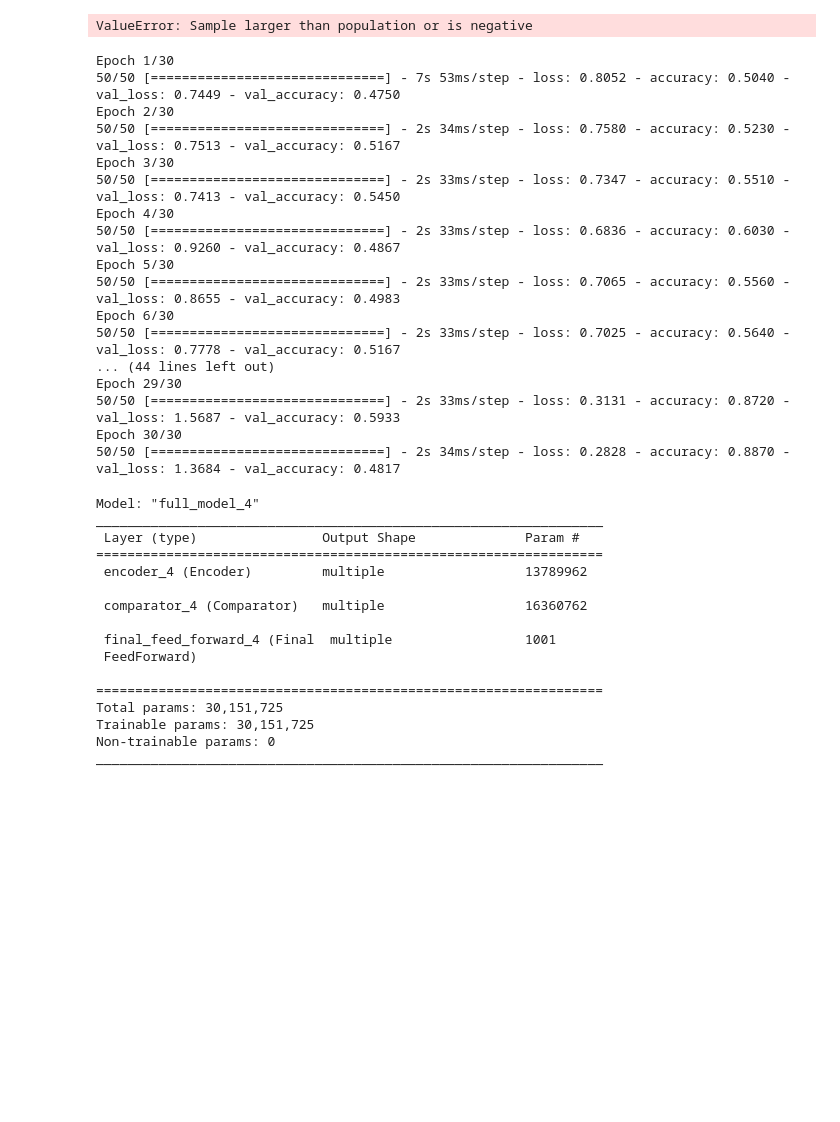
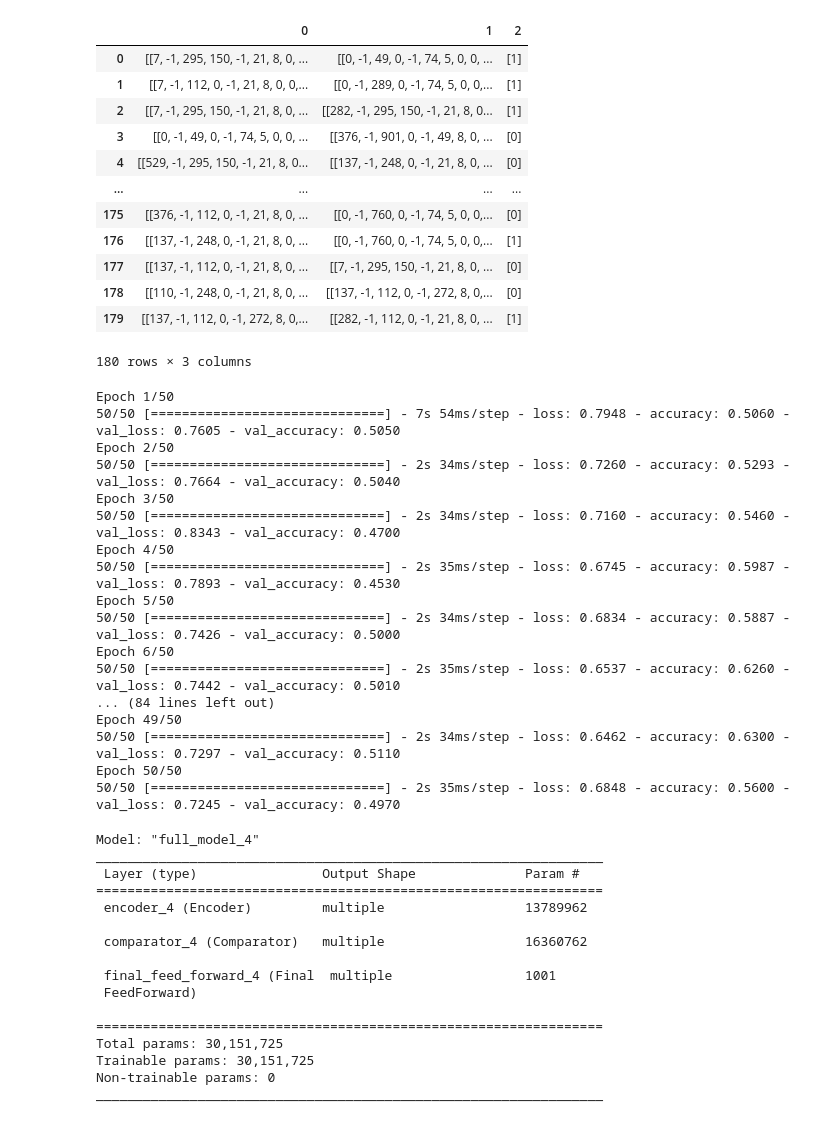
Before and after one commit to X99S5/Transformer_Based_Yugioh_Comparator_Model, a Jupyter notebook: Main.ipynb, the cells around one changed output. Cells and saved outputs as stored; diff of their text form; code cells hidden in the pictures; blank space fills up the shorter version.

Commit message:
Testing with more data , higher batch size more val steps

```diff
--- a/Main.ipynb
+++ b/Main.ipynb
@@ -196,7 +188,19 @@ Sliced_df[1213 : 1213 +1]
-# %%
-random.sample([1,2] , 5)
-# %% [output]
-ValueError: Sample larger than population or is negative
+# %%
+pd.DataFrame(Validation_Dataset)
+# %% [output]
+|  | 0 | 1 | 2 |
+| 0 | [[7, -1, 295, 150, -1, 21, 8, 0, ... | [[0, -1, 49, 0, -1, 74, 5, 0, 0, ... | [1] |
+| 1 | [[7, -1, 112, 0, -1, 21, 8, 0, 0,... | [[0, -1, 289, 0, -1, 74, 5, 0, 0,... | [1] |
+| 2 | [[7, -1, 295, 150, -1, 21, 8, 0, ... | [[282, -1, 295, 150, -1, 21, 8, 0... | [1] |
+| 3 | [[0, -1, 49, 0, -1, 74, 5, 0, 0, ... | [[376, -1, 901, 0, -1, 49, 8, 0, ... | [0] |
+| 4 | [[529, -1, 295, 150, -1, 21, 8, 0... | [[137, -1, 248, 0, -1, 21, 8, 0, ... | [0] |
+| ... | ... | ... | ... |
+| 175 | [[376, -1, 112, 0, -1, 21, 8, 0, ... | [[0, -1, 760, 0, -1, 74, 5, 0, 0,... | [0] |
+| 176 | [[137, -1, 248, 0, -1, 21, 8, 0, ... | [[0, -1, 760, 0, -1, 74, 5, 0, 0,... | [1] |
+| 177 | [[137, -1, 112, 0, -1, 21, 8, 0, ... | [[7, -1, 295, 150, -1, 21, 8, 0, ... | [0] |
+| 178 | [[110, -1, 248, 0, -1, 21, 8, 0, ... | [[137, -1, 112, 0, -1, 272, 8, 0,... | [0] |
+| 179 | [[137, -1, 112, 0, -1, 272, 8, 0,... | [[282, -1, 112, 0, -1, 21, 8, 0, ... | [1] |
+180 rows × 3 columns
 # %%
 def positional_encoding(length, depth):
   depth = depth/2
@@ -483,27 +487,27 @@ Model.compile(
     optimizer=optimizer,
     metrics= 'accuracy' )
 
-history = Model.fit(Train_Gen() , epochs=30,
-                               validation_data = Val_Gen()  , steps_per_epoch=50 , batch_size=20 ,
-                               validation_steps=20 , validation_batch_size=30 )
+history = Model.fit(Train_Gen() , epochs=50,
+                               validation_data = Val_Gen()  , steps_per_epoch=50 , batch_size=50 ,
+                               validation_steps=50 , validation_batch_size=50 )
 # %% [output]
-Epoch 1/30
-50/50 [==============================] - 7s 53ms/step - loss: 0.8052 - accuracy: 0.5040 - val_loss: 0.7449 - val_accuracy: 0.4750
-Epoch 2/30
-50/50 [==============================] - 2s 34ms/step - loss: 0.7580 - accuracy: 0.5230 - val_loss: 0.7513 - val_accuracy: 0.5167
-Epoch 3/30
-50/50 [==============================] - 2s 33ms/step - loss: 0.7347 - accuracy: 0.5510 - val_loss: 0.7413 - val_accuracy: 0.5450
-Epoch 4/30
-50/50 [==============================] - 2s 33ms/step - loss: 0.6836 - accuracy: 0.6030 - val_loss: 0.9260 - val_accuracy: 0.4867
-Epoch 5/30
-50/50 [==============================] - 2s 33ms/step - loss: 0.7065 - accuracy: 0.5560 - val_loss: 0.8655 - val_accuracy: 0.4983
-Epoch 6/30
-50/50 [==============================] - 2s 33ms/step - loss: 0.7025 - accuracy: 0.5640 - val_loss: 0.7778 - val_accuracy: 0.5167
-... (44 lines left out)
-Epoch 29/30
-50/50 [==============================] - 2s 33ms/step - loss: 0.3131 - accuracy: 0.8720 - val_loss: 1.5687 - val_accuracy: 0.5933
-Epoch 30/30
-50/50 [==============================] - 2s 34ms/step - loss: 0.2828 - accuracy: 0.8870 - val_loss: 1.3684 - val_accuracy: 0.4817
+Epoch 1/50
+50/50 [==============================] - 7s 54ms/step - loss: 0.7948 - accuracy: 0.5060 - val_loss: 0.7605 - val_accuracy: 0.5050
+Epoch 2/50
+50/50 [==============================] - 2s 34ms/step - loss: 0.7260 - accuracy: 0.5293 - val_loss: 0.7664 - val_accuracy: 0.5040
+Epoch 3/50
+50/50 [==============================] - 2s 34ms/step - loss: 0.7160 - accuracy: 0.5460 - val_loss: 0.8343 - val_accuracy: 0.4700
+Epoch 4/50
+50/50 [==============================] - 2s 35ms/step - loss: 0.6745 - accuracy: 0.5987 - val_loss: 0.7893 - val_accuracy: 0.4530
+Epoch 5/50
+50/50 [==============================] - 2s 34ms/step - loss: 0.6834 - accuracy: 0.5887 - val_loss: 0.7426 - val_accuracy: 0.5000
+Epoch 6/50
+50/50 [==============================] - 2s 35ms/step - loss: 0.6537 - accuracy: 0.6260 - val_loss: 0.7442 - val_accuracy: 0.5010
+... (84 lines left out)
+Epoch 49/50
+50/50 [==============================] - 2s 34ms/step - loss: 0.6462 - accuracy: 0.6300 - val_loss: 0.7297 - val_accuracy: 0.5110
+Epoch 50/50
+50/50 [==============================] - 2s 35ms/step - loss: 0.6848 - accuracy: 0.5600 - val_loss: 0.7245 - val_accuracy: 0.4970
 # %%
 Model.summary()
 # %% [output]
```
Also changed, not shown: parts of 4 cells of this notebook.
